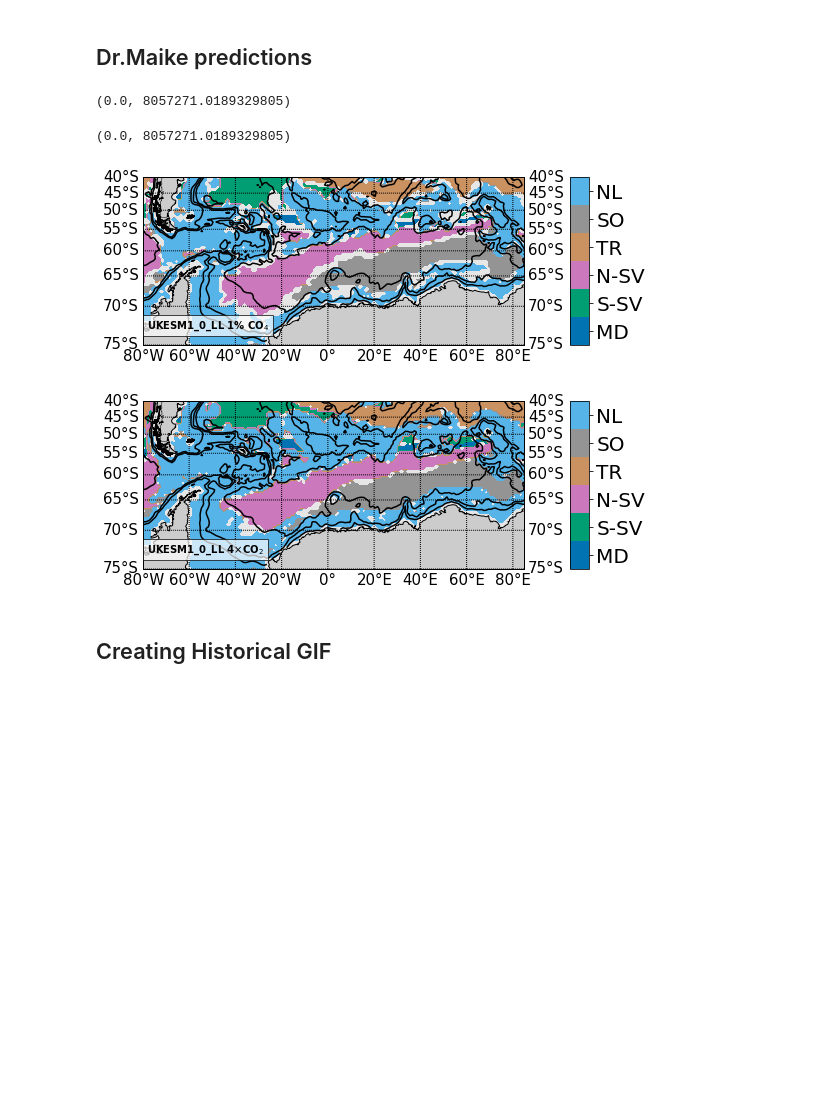
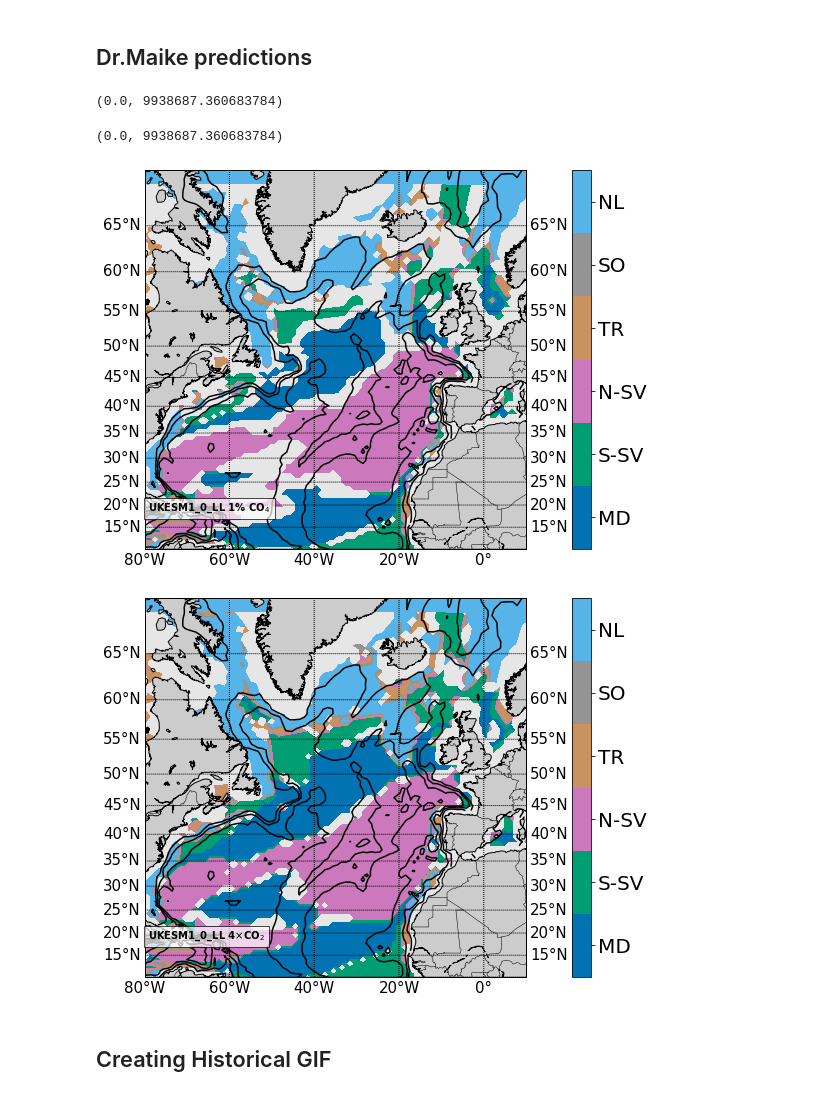
Before and after one commit to maikejulie/DNN4Cli, a Jupyter notebook: figures/UKESM1-0-LL/UKESM1-0-LL-Basemap_cleaned.ipynb, the cells around one changed output. Cells and saved outputs as stored; diff of their text form; code cells hidden in the pictures; blank space fills up the shorter version.

```diff
--- a/figures/UKESM1-0-LL/UKESM1-0-LL-Basemap_cleaned.ipynb
+++ b/figures/UKESM1-0-LL/UKESM1-0-LL-Basemap_cleaned.ipynb
@@ -213,14 +213,14 @@ natVar4=np.zeros(UKESM1_0_LL_Hist[0].shape)*np.nan
 for n in np.arange(0,8):
     natVar4[np.count_nonzero(UKESM1_0_LL_abrupt4pct[3:7] == n, axis = 0)>2]=n
 # %%
-makeFigZoomBathymetry(natVar1pct, -1,6,1,'', 'SO_UKESM1_0_LL_1%CO2_NAtl_noNatVar_EnsembleMLP_prez.png', r'UKESM1_0_LL 1% CO$_4$', '',llcrnrlon=-80, urcrnrlon=85, llcrnrlat=-75, urcrnrlat=-40)
+makeFigZoomBathymetry(natVar1pct, -1,6,1,'', 'NA_UKESM1_0_LL_1%CO2_NAtl_noNatVar_EnsembleMLP_prez.png', r'UKESM1_0_LL 1% CO$_4$', '',llcrnrlon=-80, urcrnrlon=10, llcrnrlat=10, urcrnrlat=70)
 
-makeFigZoomBathymetry(natVar4, -1,6,1,'', 'SO_UKESM1_0_LL_abrupt4xO2_NAtl_noNatVar_EnsembleMLP_prez.png', r'UKESM1_0_LL 4$\times$CO$_2$', '', llcrnrlon=-80, urcrnrlon=85, llcrnrlat=-75, urcrnrlat=-40)
+makeFigZoomBathymetry(natVar4, -1,6,1,'', 'NA_UKESM1_0_LL_abrupt4xO2_NAtl_noNatVar_EnsembleMLP_prez.png', r'UKESM1_0_LL 4$\times$CO$_2$', '', llcrnrlon=-80, urcrnrlon=10, llcrnrlat=10, urcrnrlat=70)
 # %% [output]
-(0.0, 8057271.0189329805)
+(0.0, 9938687.360683784)
-(0.0, 8057271.0189329805)
+(0.0, 9938687.360683784)
-[figure, old version]
+[figure, new version]
-[figure, old version]
+[figure, new version]
 # %% [markdown]
 ## Creating Historical GIF
 # %%
```
Also changed, not shown: 15 other files.
